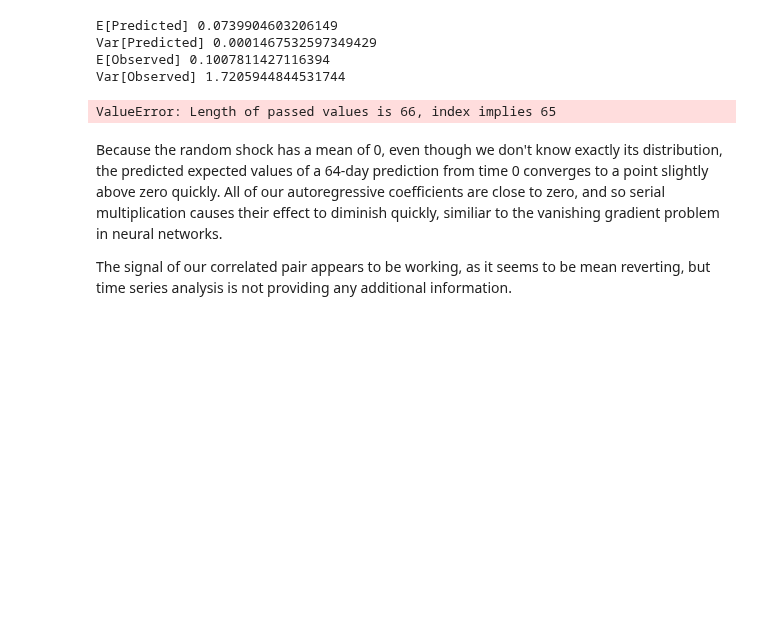
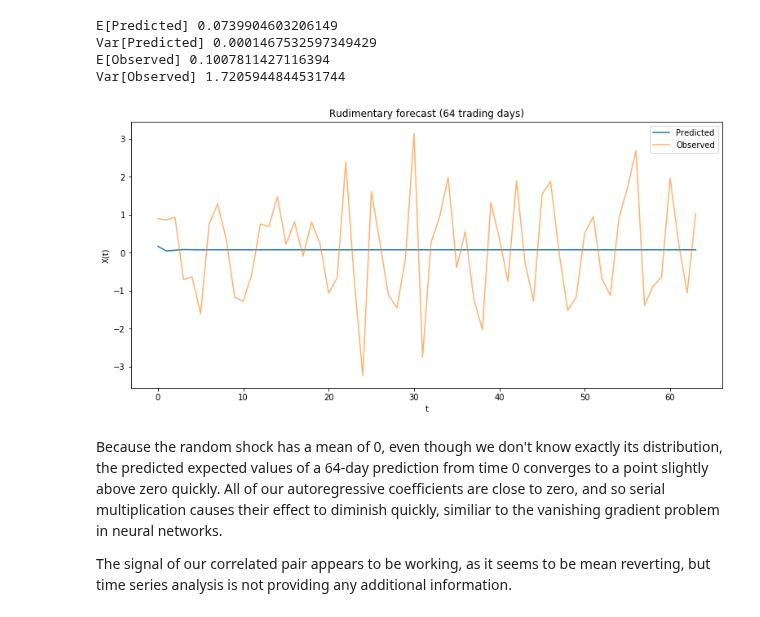
Before and after one commit to stevenkxu/TimeSeriesProject, a Jupyter notebook: 6351_Final_Project.ipynb, the cells around one changed output. Saved outputs shown, nothing was run; the diff lists cells and outputs as text; code cells hidden in the pictures; blank space fills up the shorter version.

```diff
--- a/6351_Final_Project.ipynb
+++ b/6351_Final_Project.ipynb
@@ -610,10 +610,9 @@ Var[Predicted] 0.0001467532597349429
 E[Observed] 0.1007811427116394
 Var[Observed] 1.7205944844531744
 # %%
-test2_5 = result2.predict(start = 501, end = 565).values
-plot_prediction("Rudimentary forecast (64 trading days)", test2_5.values, x_test.values)
+plot_prediction("Rudimentary forecast (64 trading days)", test, x_test.values)
 # %% [output]
-ValueError: Length of passed values is 66, index implies 65
+[figure, added]
 # %% [markdown]
 Because the random shock has a mean of 0,  even though we don't know exactly its distribution, the predicted expected values of a 64-day prediction from time 0 converges to a point slightly above zero quickly. All of our autoregressive coefficients are close to zero, and so serial multiplication causes their effect to diminish quickly, similiar to the vanishing gradient problem in neural networks.
 
```
Also changed, not shown: parts of 23 cells of this notebook.
